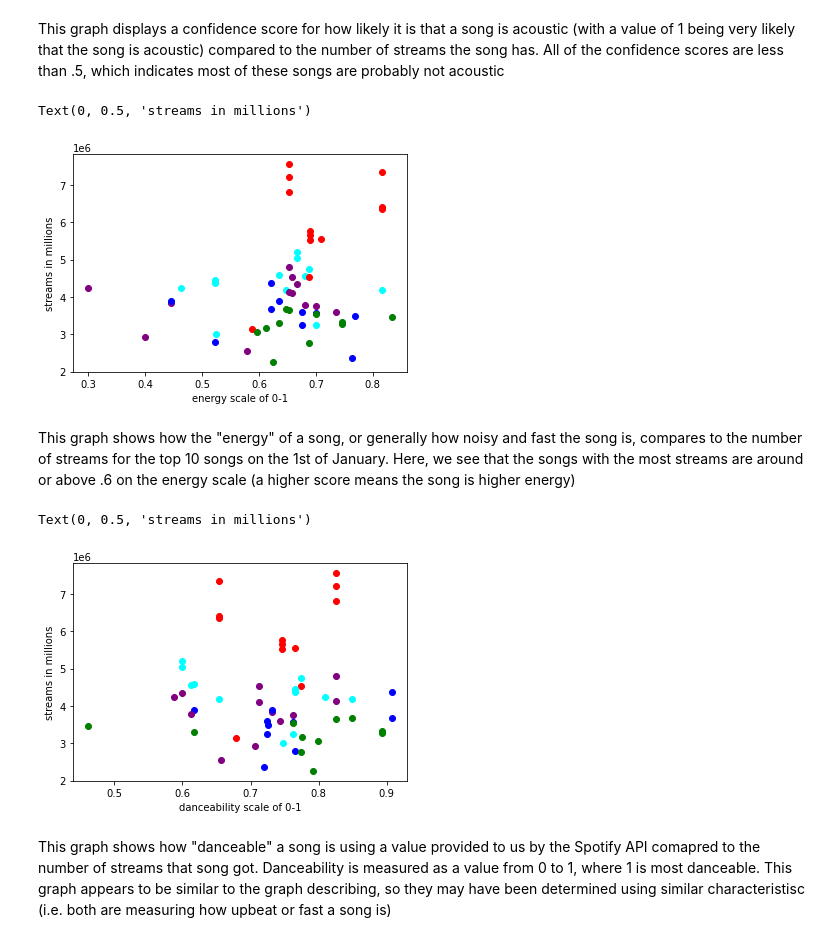
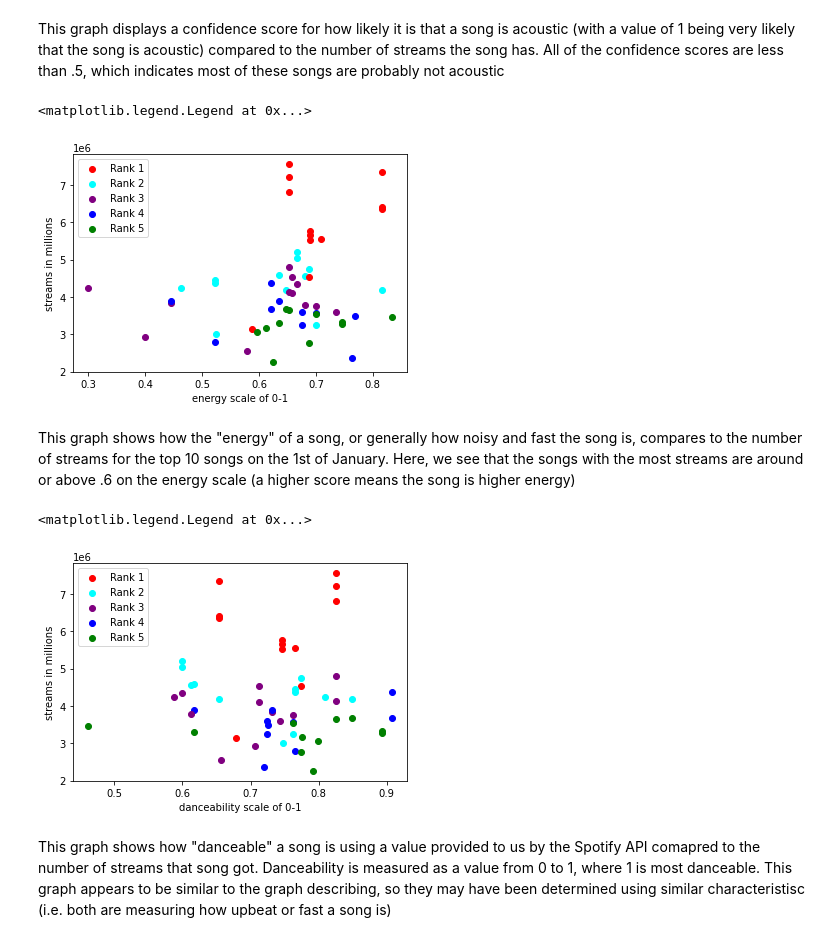
Before and after one commit to amandotzip/groovydata, a Jupyter notebook: final-tutorial.ipynb, the cells around one changed output. Drawn from its saved outputs; the diff is of its cells as text; code cells hidden in the pictures.

```diff
--- a/final-tutorial.ipynb
+++ b/final-tutorial.ipynb
@@ -481,15 +528,15 @@ This graph displays a confidence score for how likely it is that a song is acous
 # %%
 i = 0
 for index, row in top5s.iterrows():
     plt.scatter(row['energy'],row['streams'], color=color_list[i])
     i = (i + 1) % 5
 
 plt.xlabel('energy scale of 0-1')
 plt.ylabel('streams in millions')
-#plt.legend(['Number 1 Song For Month', 'Number 2 Song For Month', 'Number 3 Song For Month', 'Number 4 Song For Month', 'Number 5 Song For Month'])
+plt.legend(['Rank 1', 'Rank 2', 'Rank 3', 'Rank 4', 'Rank 5'])
 # %% [output]
-Text(0, 0.5, 'streams in millions')
+<matplotlib.legend.Legend at 0x...>
-[figure, old version]
+[figure, new version]
 # %% [markdown]
 This graph shows how the "energy" of a song, or generally how noisy and fast the song is, compares to the number of streams for the top 10 songs on the 1st of January. Here, we see that the songs with the most streams are around or above .6 on the energy scale (a higher score means the song is higher energy)
 # %%
@@ -500,10 +547,10 @@ for index, row in top5s.iterrows():
 
 plt.xlabel('danceability scale of 0-1')
 plt.ylabel('streams in millions')
-#plt.legend(['Number 1 Song For Month', 'Number 2 Song For Month', 'Number 3 Song For Month', 'Number 4 Song For Month', 'Number 5 Song For Month'])
+plt.legend(['Rank 1', 'Rank 2', 'Rank 3', 'Rank 4', 'Rank 5'])
 # %% [output]
-Text(0, 0.5, 'streams in millions')
+<matplotlib.legend.Legend at 0x...>
-[figure, old version]
+[figure, new version]
 # %% [markdown]
 This graph shows how "danceable" a song is using a value provided to us by the Spotify API comapred to the number of streams that song got. Danceability is measured as a value from 0 to 1, where 1 is most danceable. This graph appears to be similar to the graph describing, so they may have been determined using similar characteristisc (i.e. both are measuring how upbeat or fast a song is)
 # %%
```
Also changed, not shown: parts of 65 cells of this notebook, 2 other files.
